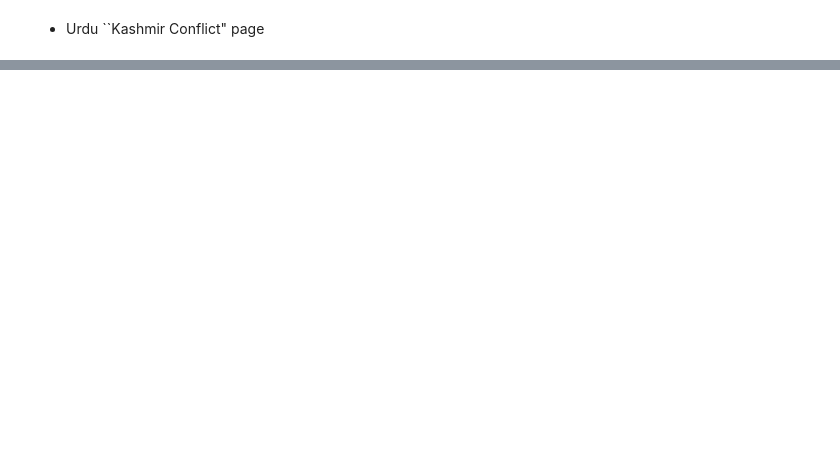
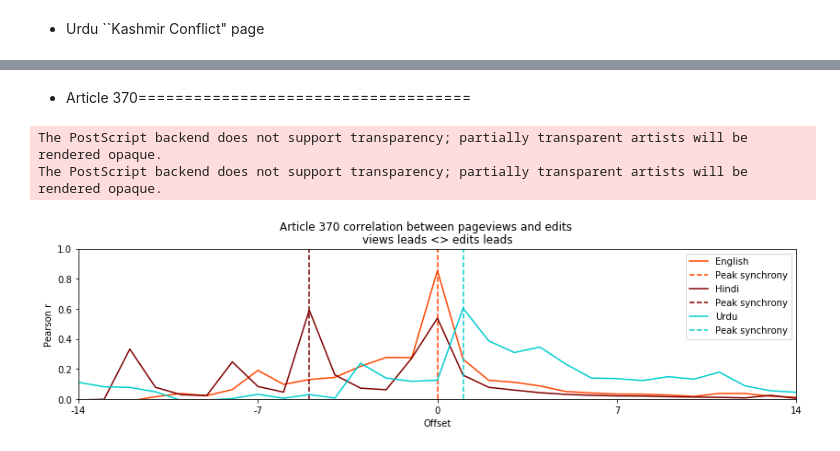
Before and after one commit to ViralNotPrasad/cscw-wiki, a Jupyter notebook: python/Pageviews-edits-data-viz-Clean.ipynb, the cells around one changed output, grey strips where cells are left out. Drawn from its saved outputs; the diff is of its cells as text; code cells hidden in the pictures; blank space fills up the shorter version.

```diff
--- a/python/Pageviews-edits-data-viz-Clean.ipynb
+++ b/python/Pageviews-edits-data-viz-Clean.ipynb
@@ -521,0 +499,25 @@ tsViewsEdits(viewsUr, editsUr2, "urdu")
+# %% [markdown]
+* Article 370====================================
+# %%
+viewsEn = getViews("../data/pageviews/wiki_en_pageviews_2000_thru_Mar2020.csv", "Article 370 of the Constitution of India")
+editsEn = getEdits("../data/revisions/" + findfile("rev_article_en"))
+
+viewsHi = getViews("../data/pageviews/wiki_hi_pageviews_2000_thru_Mar2020.csv", "Article 370 of the Constitution of India")
+editsHi = getEdits("../data/revisions/" + findfile("rev_article_hi"))
+
+viewsUr = getViews("../data/pageviews/wiki_ur_pageviews_2000_thru_Mar2020.csv", "Article 370 of the Constitution of India")
+editsUr = getEdits("../data/revisions/" + findfile("rev_article_ur"))
+
+# save the Pearson correlation data to CSV
+pearson_df = corrPlotOverlay("Article 370", viewsEn['views'], editsEn['total'], viewsHi['views'], \
+                             editsHi['total'], viewsUr['views'], editsUr['total'])
+pearson_df.to_csv("pearson_corr_article_370.csv", index=False)
+
+# save the figure
+plt.savefig("views_edits_article370_corr.eps")
+
+#print(viewsEn.head())
+# %% [output]
+The PostScript backend does not support transparency; partially transparent artists will be rendered opaque.
+The PostScript backend does not support transparency; partially transparent artists will be rendered opaque.
+[figure, added]
```
Also changed, not shown: parts of 29 cells of this notebook, 6 other files.
